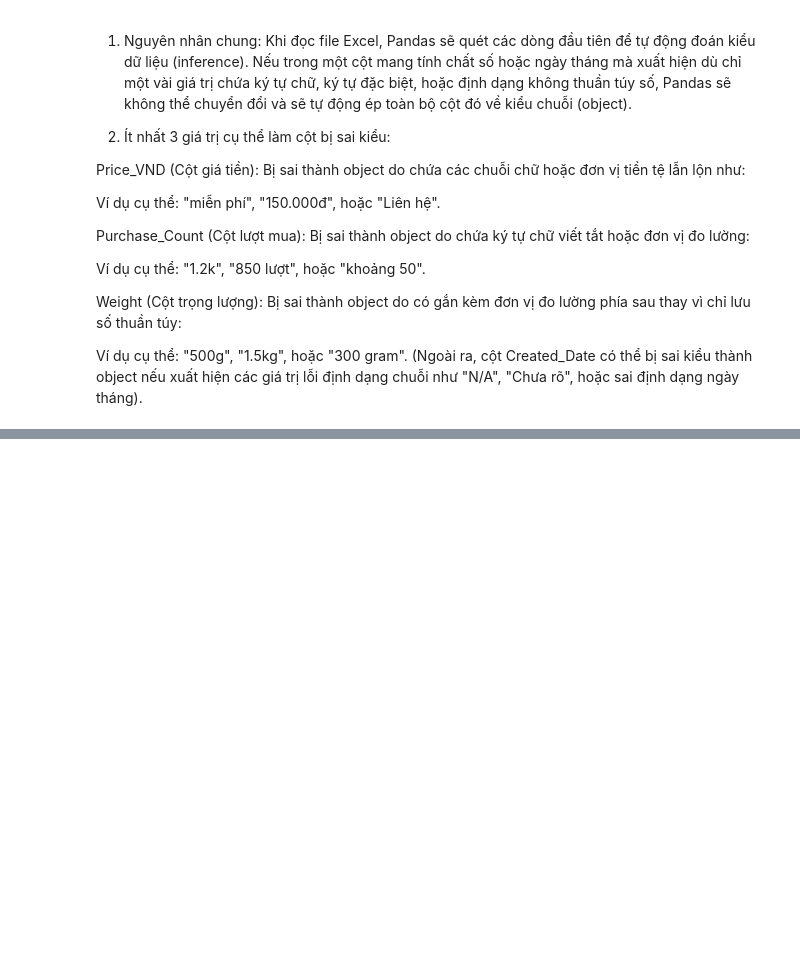
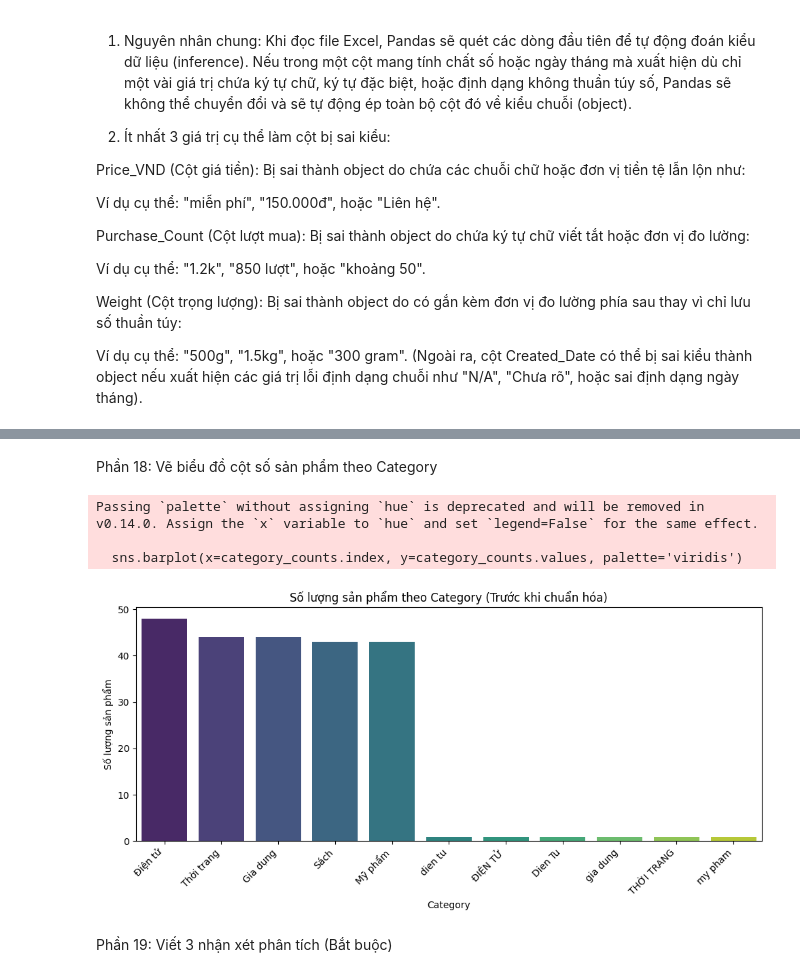
Before and after one commit to IAMIOT1/h-c-m-y-, a Jupyter notebook: BTTH_1.ipynb, the cells around one changed output, grey strips where cells are left out. Cells and saved outputs as stored; diff of their text form; code cells hidden in the pictures; blank space fills up the shorter version.

```diff
--- a/BTTH_1.ipynb
+++ b/BTTH_1.ipynb
@@ -105,0 +524,23 @@ Ví dụ cụ thể: "500g", "1.5kg", hoặc "300 gram".
+# %% [markdown]
+Phần 18: Vẽ biểu đồ cột số sản phẩm theo Category
+# %%
+plt.figure(figsize=(10, 5))
+
+# Sử dụng value_counts() trực tiếp trên cột thô để thấy các nhóm bị lệch/tách rời do lỗi ký tự/viết hoa viết thường
+category_counts = df['Category'].value_counts(dropna=False)
+
+sns.barplot(x=category_counts.index, y=category_counts.values, palette='viridis')
+plt.title('Số lượng sản phẩm theo Category (Trước khi chuẩn hóa)')
+plt.xlabel('Category')
+plt.ylabel('Số lượng sản phẩm')
+plt.xticks(rotation=45, ha='right')
+
+plt.tight_layout()
+plt.show()
+# %% [output]
+Passing `palette` without assigning `hue` is deprecated and will be removed in v0.14.0. Assign the `x` variable to `hue` and set `legend=False` for the same effect.
+
+  sns.barplot(x=category_counts.index, y=category_counts.values, palette='viridis')
+[figure, added]
+# %% [markdown]
+Phần 19: Viết 3 nhận xét phân tích (Bắt buộc)
```
Also changed, not shown: parts of 39 cells of this notebook.
